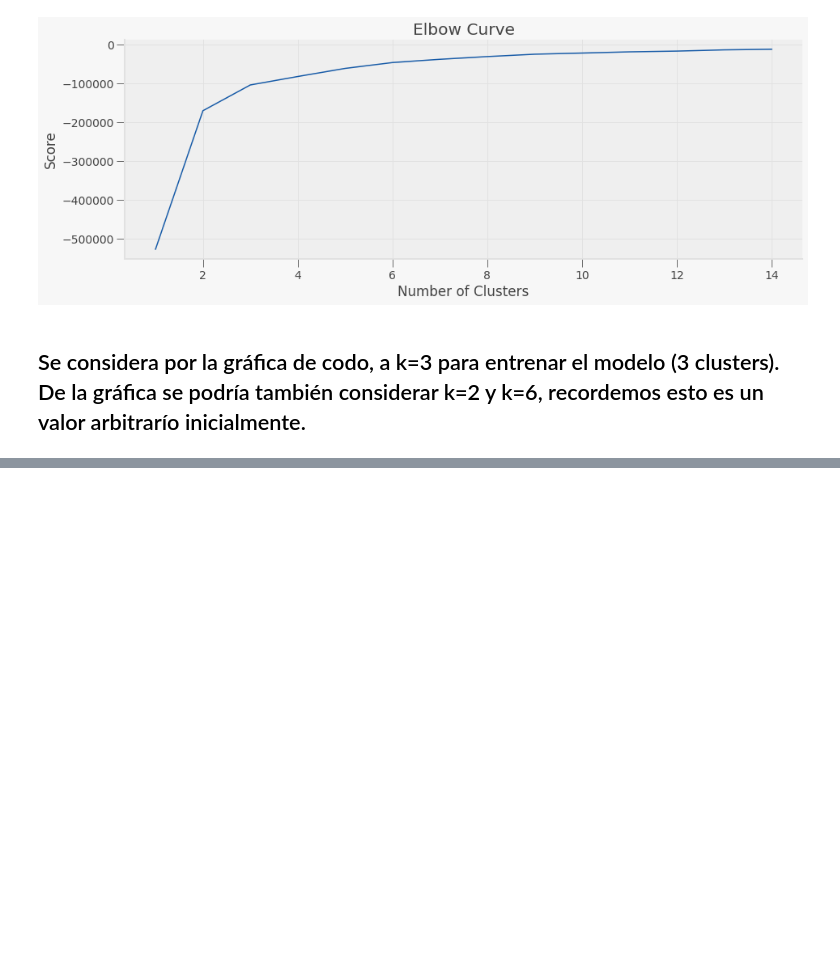
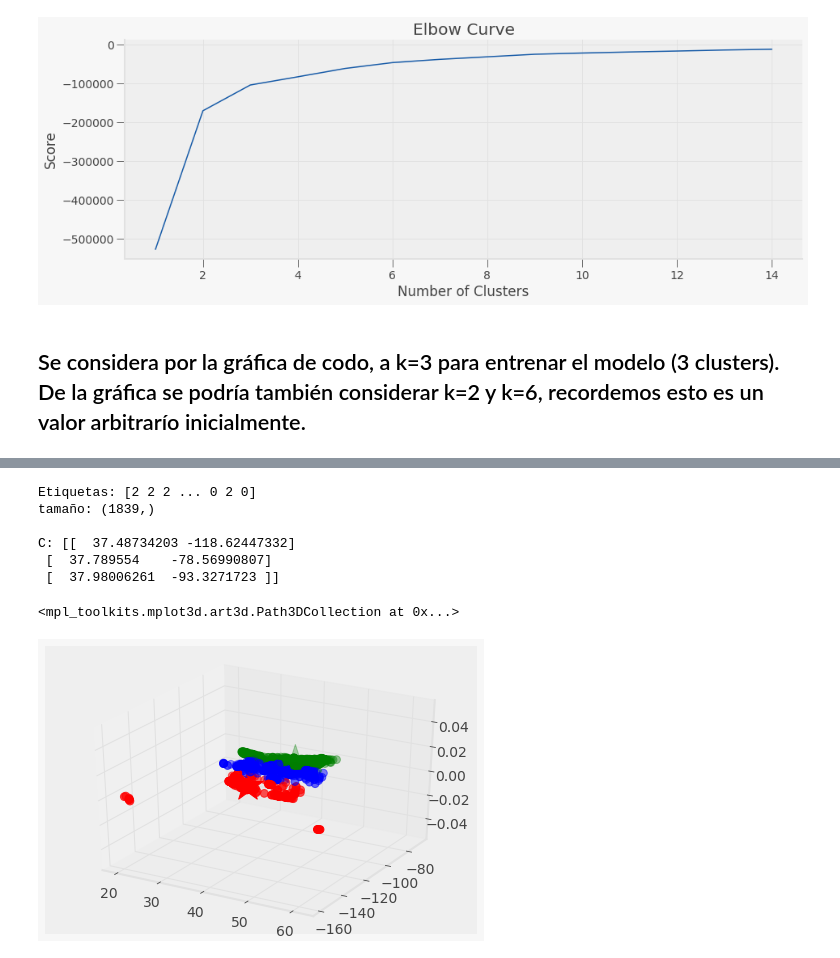
Before and after one commit to PosgradoMNA/actividades-de-aprendizaje-a01685424, a Jupyter notebook: S8_CD_Notebook_2_K_means_TecMty_kmeans_target.ipynb, the cells around one changed output, grey strips where cells are left out. Cells and saved outputs as stored; diff of their text form; code cells hidden in the pictures; blank space fills up the shorter version.

```diff
--- a/S8_CD_Notebook_2_K_means_TecMty_kmeans_target.ipynb
+++ b/S8_CD_Notebook_2_K_means_TecMty_kmeans_target.ipynb
@@ -311,0 +311,26 @@ world_gdf.head()
+# %%
+# - - - - - - - - - - - - - - - - - - - - - - - - - - - - - - - - - - - - - - -
+# Obteniendo etiquetas
+
+print('Etiquetas:',etiquetas)
+print('tamaño:',etiquetas.shape,'\n')
+print('C:',C,'')
+
+colores=['red','green','blue']
+asignar=[]
+for row in etiquetas:
+    asignar.append(colores[row])
+
+fig = plt.figure()
+ax = Axes3D(fig)
+ax.scatter(X[:, 0], X[:, 1], c=asignar,s=60)
+ax.scatter(C[:, 0], C[:, 1], marker='*', c=colores, s=1000)
+# %% [output]
+Etiquetas: [2 2 2 ... 0 2 0]
+tamaño: (1839,)
+
+C: [[  37.48734203 -118.62447332]
+ [  37.789554    -78.56990807]
+ [  37.98006261  -93.3271723 ]]
+<mpl_toolkits.mplot3d.art3d.Path3DCollection at 0x...>
+[figure, added]
```
Also changed, not shown: parts of 12 cells of this notebook.
